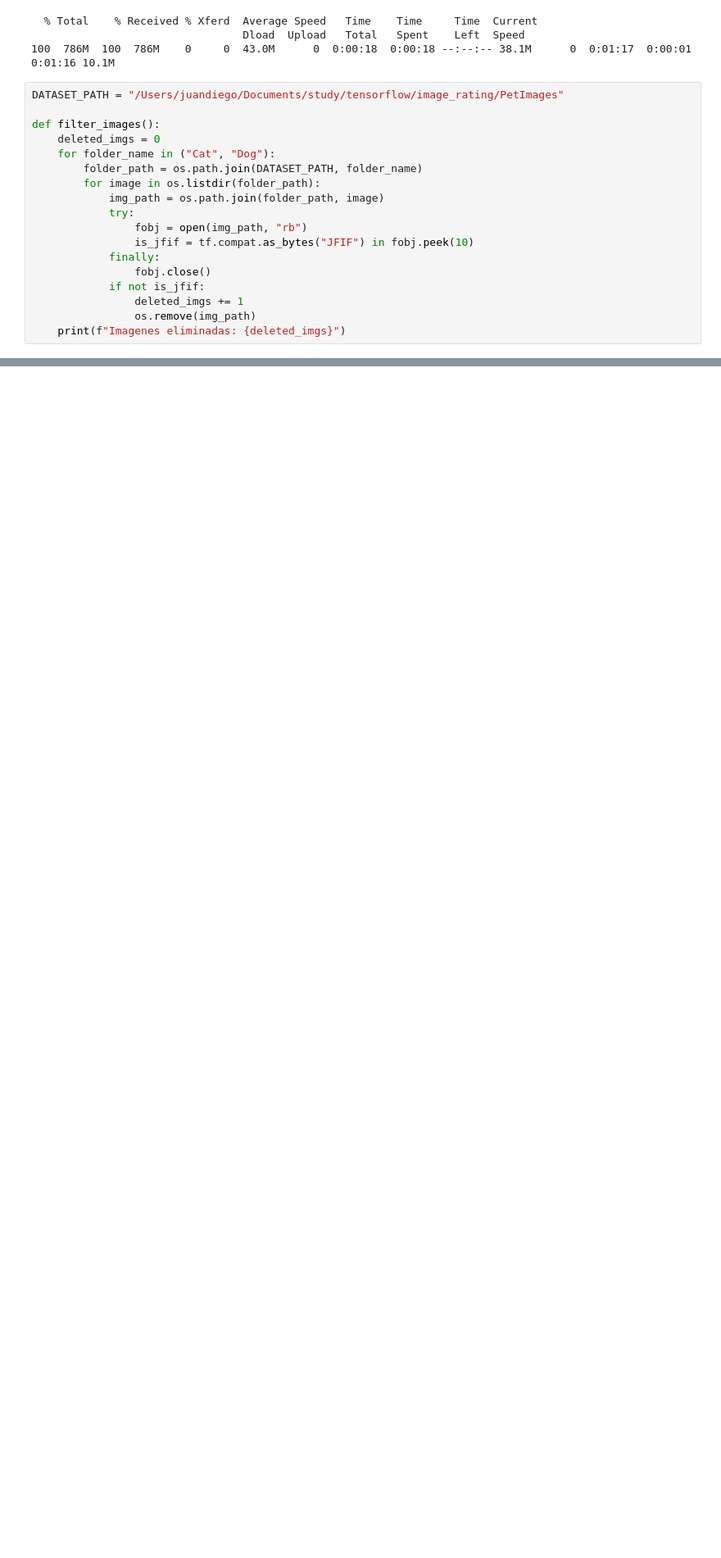
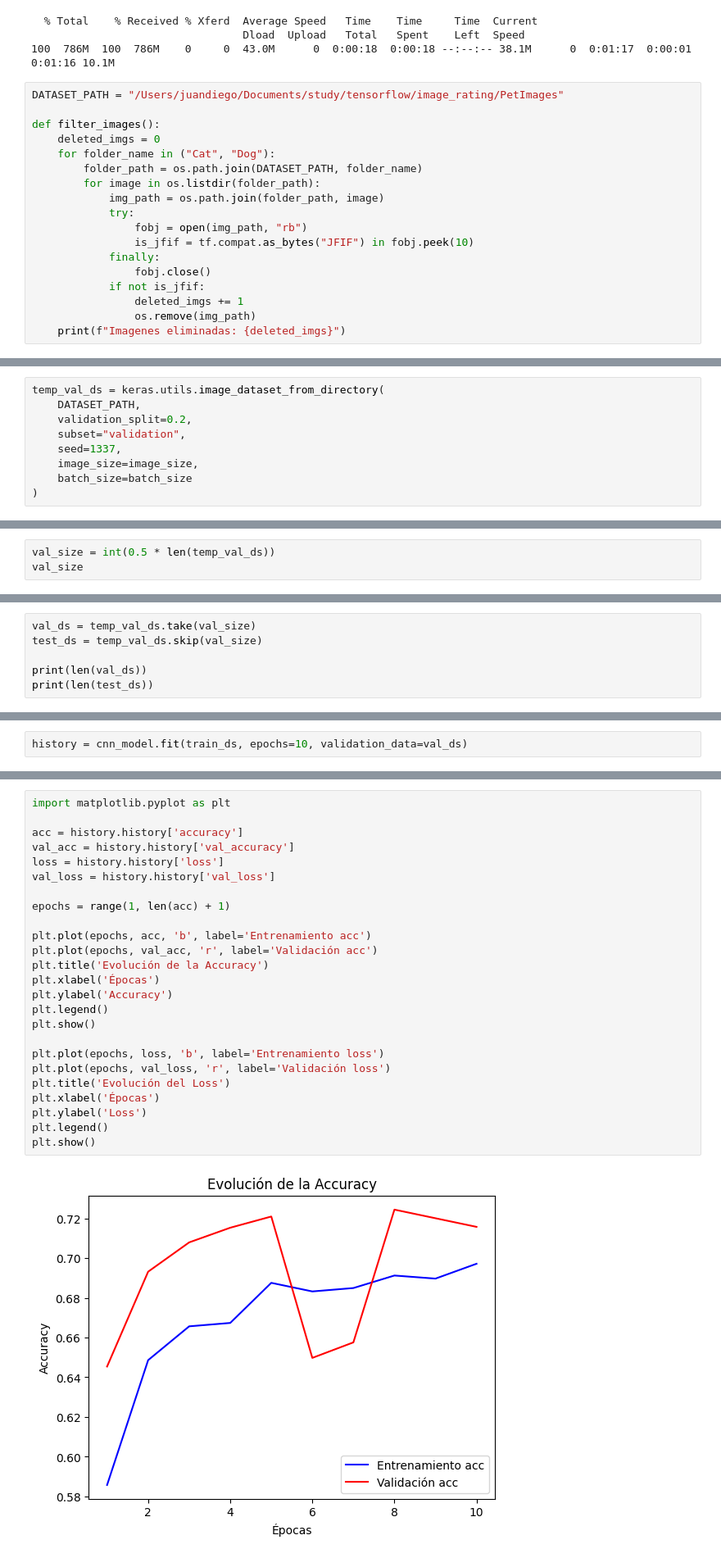
Before and after one commit to juanramirez871/machine-learning-study, a Jupyter notebook: image_rating/image_rating.ipynb, the cells around one changed output, grey strips where cells are left out. Shown at 82% size. Drawn from its saved outputs; the diff is of its cells as text; blank space fills up the shorter version.

```diff
--- a/image_rating/image_rating.ipynb
+++ b/image_rating/image_rating.ipynb
@@ -114,0 +118,9 @@ for img, etiqueta in train_ds.take(1):
+# %%
+temp_val_ds = keras.utils.image_dataset_from_directory(
+    DATASET_PATH,
+    validation_split=0.2,
+    subset="validation",
+    seed=1337,
+    image_size=image_size,
+    batch_size=batch_size
+)
@@ -114,0 +130,3 @@ for img, etiqueta in train_ds.take(1):
+# %%
+val_size = int(0.5 * len(temp_val_ds))
+val_size
@@ -114,0 +135,6 @@ for img, etiqueta in train_ds.take(1):
+# %%
+val_ds = temp_val_ds.take(val_size)
+test_ds = temp_val_ds.skip(val_size)
+
+print(len(val_ds))
+print(len(test_ds))
@@ -114,0 +218,2 @@ for img, etiqueta in train_ds.take(1):
+# %%
+history = cnn_model.fit(train_ds, epochs=10, validation_data=val_ds)
@@ -114,0 +260,27 @@ for img, etiqueta in train_ds.take(1):
+# %%
+import matplotlib.pyplot as plt
+
+acc = history.history['accuracy']
+val_acc = history.history['val_accuracy']
+loss = history.history['loss']
+val_loss = history.history['val_loss']
+
+epochs = range(1, len(acc) + 1)
+
+plt.plot(epochs, acc, 'b', label='Entrenamiento acc')
+plt.plot(epochs, val_acc, 'r', label='Validación acc')
+plt.title('Evolución de la Accuracy')
+plt.xlabel('Épocas')
+plt.ylabel('Accuracy')
+plt.legend()
+plt.show()
+
+plt.plot(epochs, loss, 'b', label='Entrenamiento loss')
+plt.plot(epochs, val_loss, 'r', label='Validación loss')
+plt.title('Evolución del Loss')
+plt.xlabel('Épocas')
+plt.ylabel('Loss')
+plt.legend()
+plt.show()
+# %% [output]
+[figure, added]
```
Also changed, not shown: parts of 19 cells of this notebook, 2 other files.
